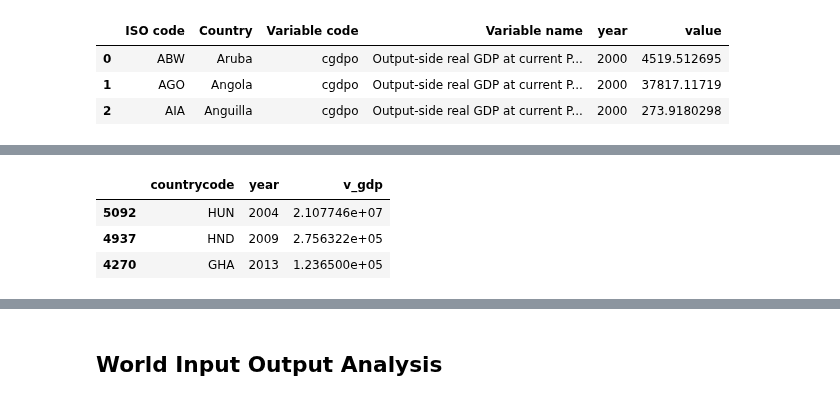
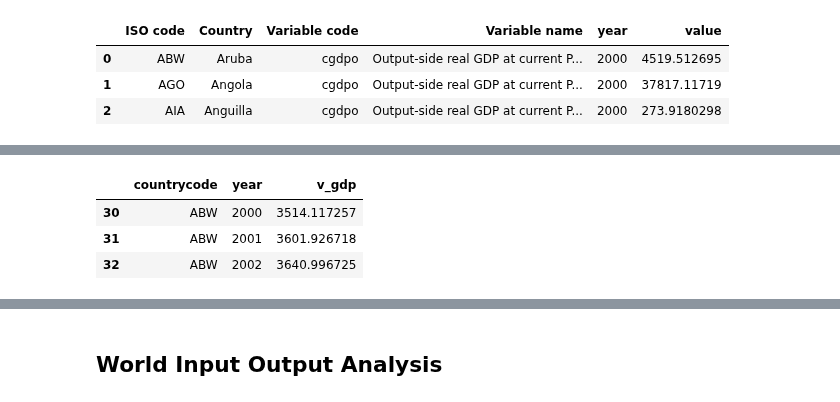
Before and after one commit to kavyajeetbora/ETL_wages, a Jupyter notebook: WIOD.ipynb, the cells around one changed output, grey strips where cells are left out. Cells and saved outputs as stored; diff of their text form; code cells hidden in the pictures.

```diff
--- a/WIOD.ipynb
+++ b/WIOD.ipynb
@@ -188,9 +207,9 @@ PPP.head(3)
 # %%
 NA_data = pd.read_excel('NA_data.xlsx', sheet_name='Data')
 NA_data = NA_data[NA_data['year'].isin(year_range)][['countrycode', 'year', 'v_gdp']]
-NA_data.sample(3)
+NA_data.head(3)
 # %% [output]
 |  | countrycode | year | v_gdp |
-| 5092 | HUN | 2004 | 2.107746e+07 |
-| 4937 | HND | 2009 | 2.756322e+05 |
-| 4270 | GHA | 2013 | 1.236500e+05 |
+| 30 | ABW | 2000 | 3514.117257 |
+| 31 | ABW | 2001 | 3601.926718 |
+| 32 | ABW | 2002 | 3640.996725 |
```
Also changed, not shown: parts of 13 cells of this notebook.
